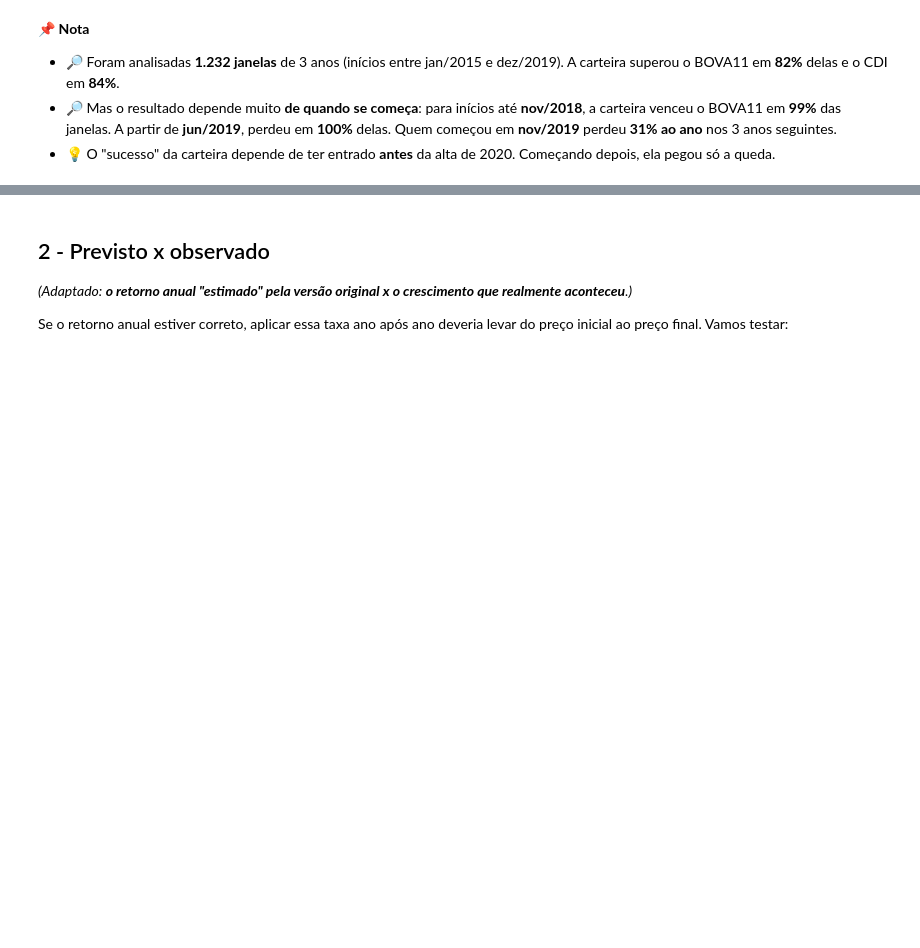
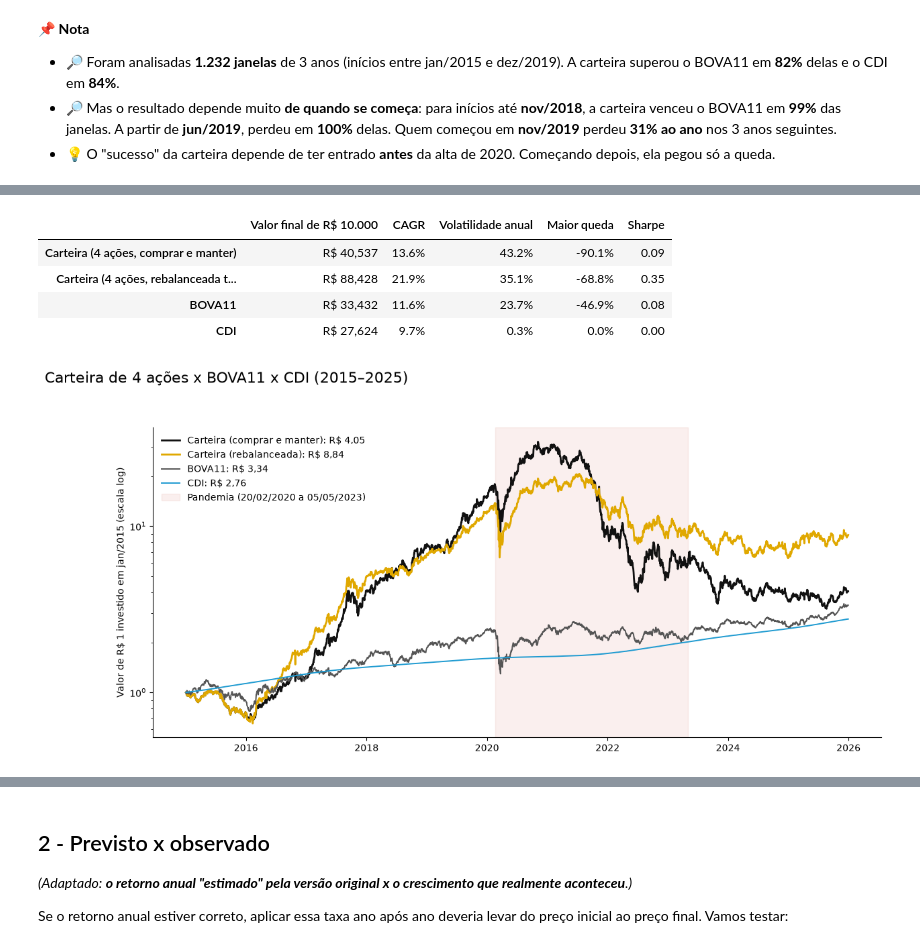
Before and after one commit to RafaelSilva89/Analise_do_Comportamento_da_Carteira_de_Acoes-Financas_parte_1, a Jupyter notebook: Notebooks/Análise do Comportamento da Carteira de Ações - Finanças parte 1 - v2.ipynb, the cells around one changed output, grey strips where cells are left out. Drawn from its saved outputs; the diff is of its cells as text; code cells hidden in the pictures; blank space fills up the shorter version.

```diff
--- a/Notebooks/Análise do Comportamento da Carteira de Ações - Finanças parte 1 - v2.ipynb
+++ b/Notebooks/Análise do Comportamento da Carteira de Ações - Finanças parte 1 - v2.ipynb
@@ -856,0 +875,20 @@ O BOVA11 superou o CDI em      82% das janelas
+# %%
+if ATUALIZAR_DADOS:   # o mesmo controle do item 1.2 da Fase 02
+    for coluna, arquivo in [('Close', 'acoes_2015_2025.csv'), ('Adj Close', 'acoes_ajustado_2015_2025.csv')]:
+        estendida = baixar_precos(TICKERS, fim='2026-01-01', coluna=coluna).ffill()
+        # GOL: sem dados públicos depois de 2022; mantém o histórico da base original
+        estendida['GOLL4.SA'] = pd.read_csv('../Datasets/acoes.csv', parse_dates=['Date'], index_col='Date')['GOLL4.SA']
+        estendida.to_csv(f'../Datasets/{arquivo}')
+    baixar_cdi(fim='2025-12-31').to_csv('../Datasets/cdi_2015_2025.csv')
+
+precos_2025 = carregar_precos('../Datasets/acoes_2015_2025.csv')
+cdi_2025 = carregar_cdi('../Datasets/cdi_2015_2025.csv', precos_2025.index)
+ACOES_2025 = [a for a in ativos_com_dados(precos_2025) if a != 'BOVA']
+pesos_2025 = {acao: 1 / len(ACOES_2025) for acao in ACOES_2025}
+fase = classificar_periodo(precos_2025.index)
+
+print(f'Pregões: {len(precos_2025)} ({precos_2025.index[0]:%d/%m/%Y} a {precos_2025.index[-1]:%d/%m/%Y})')
+print(f"Ações com dados no período todo: {ACOES_2025} | GOL: dados até {precos_2025['GOL'].last_valid_index():%d/%m/%Y}")
+print()
+print('Pregões por fase:')
+print(fase.value_counts().reindex(list(PERIODOS_COVID)).to_string())
@@ -856,0 +903,38 @@ O BOVA11 superou o CDI em      82% das janelas
+# %%
+carteira_2025 = simular_carteira(precos_2025, pesos_2025, valor_inicial=10_000)
+rebalanceada_2025 = simular_carteira(precos_2025, pesos_2025, valor_inicial=10_000, rebalancear=True)
+bova_2025 = simular_carteira(precos_2025, {'BOVA': 1}, valor_inicial=10_000)
+renda_fixa_2025 = cdi_2025 * 10_000
+
+investimentos_2025 = {'Carteira (4 ações, comprar e manter)': carteira_2025,
+                      'Carteira (4 ações, rebalanceada todo ano)': rebalanceada_2025,
+                      'BOVA11': bova_2025, 'CDI': renda_fixa_2025}
+display(pd.DataFrame({
+    nome: {'Valor final de R$ 10.000': valor.iloc[-1], 'CAGR': cagr(valor), 'Volatilidade anual': volatilidade(valor),
+           'Maior queda': maior_queda(valor), 'Sharpe': indice_sharpe(valor, cdi_2025)}
+    for nome, valor in investimentos_2025.items()
+}).T.style.format({'Valor final de R$ 10.000': 'R$ {:,.0f}', 'CAGR': '{:.1%}', 'Volatilidade anual': '{:.1%}',
+                   'Maior queda': '{:.1%}', 'Sharpe': '{:.2f}'}))
+
+plt.figure(figsize=(14, 6))
+for nome, serie, cor in [('Carteira (comprar e manter)', carteira_2025, CORES['CARTEIRA']),
+                         ('Carteira (rebalanceada)', rebalanceada_2025, CORES['REBALANCEADA']),
+                         ('BOVA11', bova_2025, CORES['BOVA']), ('CDI', renda_fixa_2025, CORES['CDI'])]:
+    plt.plot(serie.index, serie / 10_000, color=cor, lw=2 if 'Carteira' in nome else 1.4,
+             label=f'{nome}: R$ {serie.iloc[-1] / 10_000:.2f}'.replace('.', ','))
+plt.axvspan(pd.Timestamp(PERIODOS_COVID['Pandemia'][0]), pd.Timestamp(PERIODOS_COVID['Pandemia'][1]),
+            color='#C0392B', alpha=0.08, label='Pandemia (20/02/2020 a 05/05/2023)')
+plt.yscale('log')
+plt.ylabel('Valor de R$ 1 investido em jan/2015 (escala log)')
+plt.legend(frameon=False, loc='upper left')
+sns.despine()
+plt.suptitle('Carteira de 4 ações x BOVA11 x CDI (2015–2025)', fontsize=16, x=0.01, ha='left', y=1.02)
+salvar('Carteira 2015-2025 Covid')
+plt.show()
+# %% [output]
+|  | Valor final de R$ 10.000 | CAGR | Volatilidade anual | Maior queda | Sharpe |
+| Carteira (4 ações, comprar e manter) | R$ 40,537 | 13.6% | 43.2% | -90.1% | 0.09 |
+| Carteira (4 ações, rebalanceada t... | R$ 88,428 | 21.9% | 35.1% | -68.8% | 0.35 |
+| BOVA11 | R$ 33,432 | 11.6% | 23.7% | -46.9% | 0.08 |
+| CDI | R$ 27,624 | 9.7% | 0.3% | 0.0% | 0.00 |
+[figure, added]
```
Also changed, not shown: parts of 21 cells of this notebook, 12 other files.
